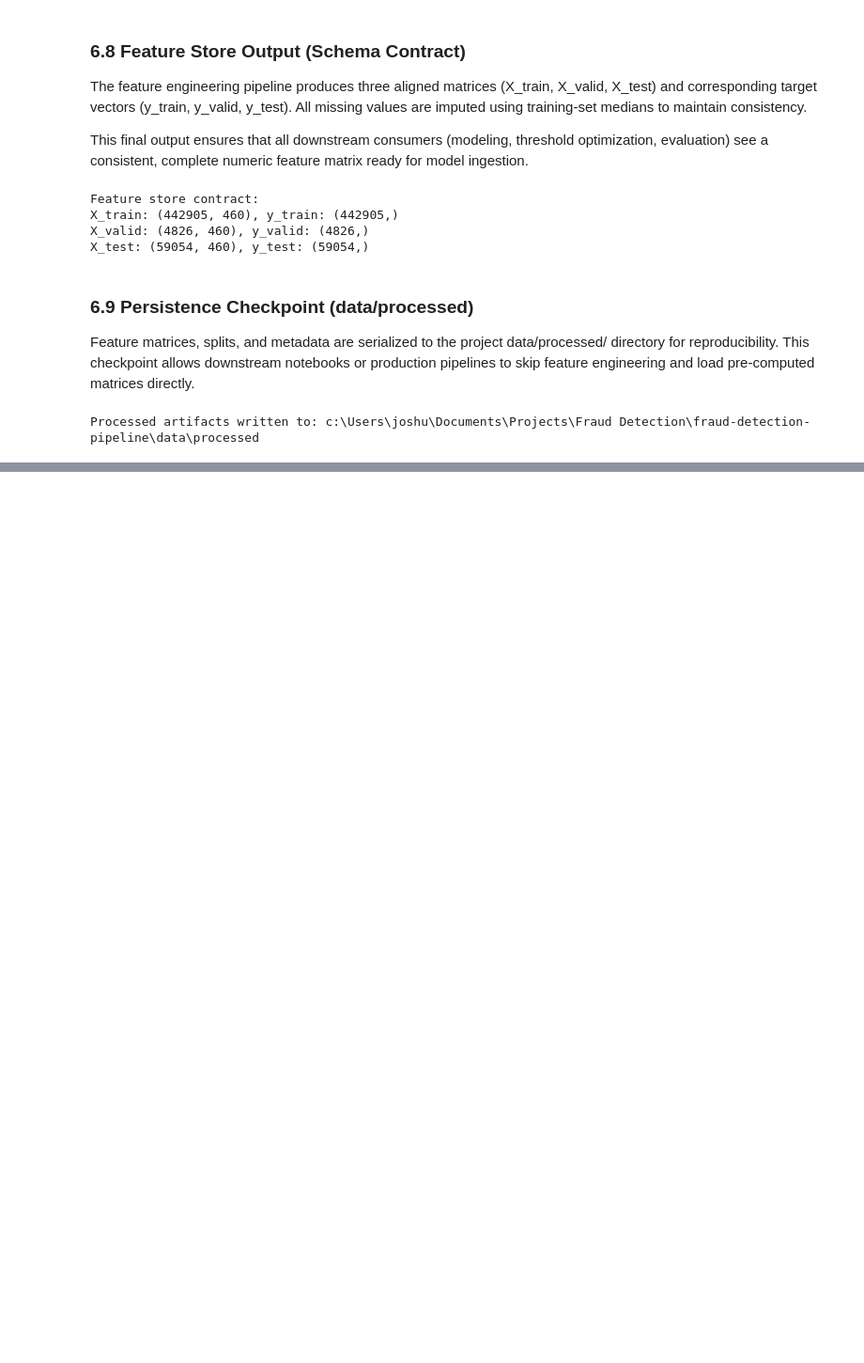
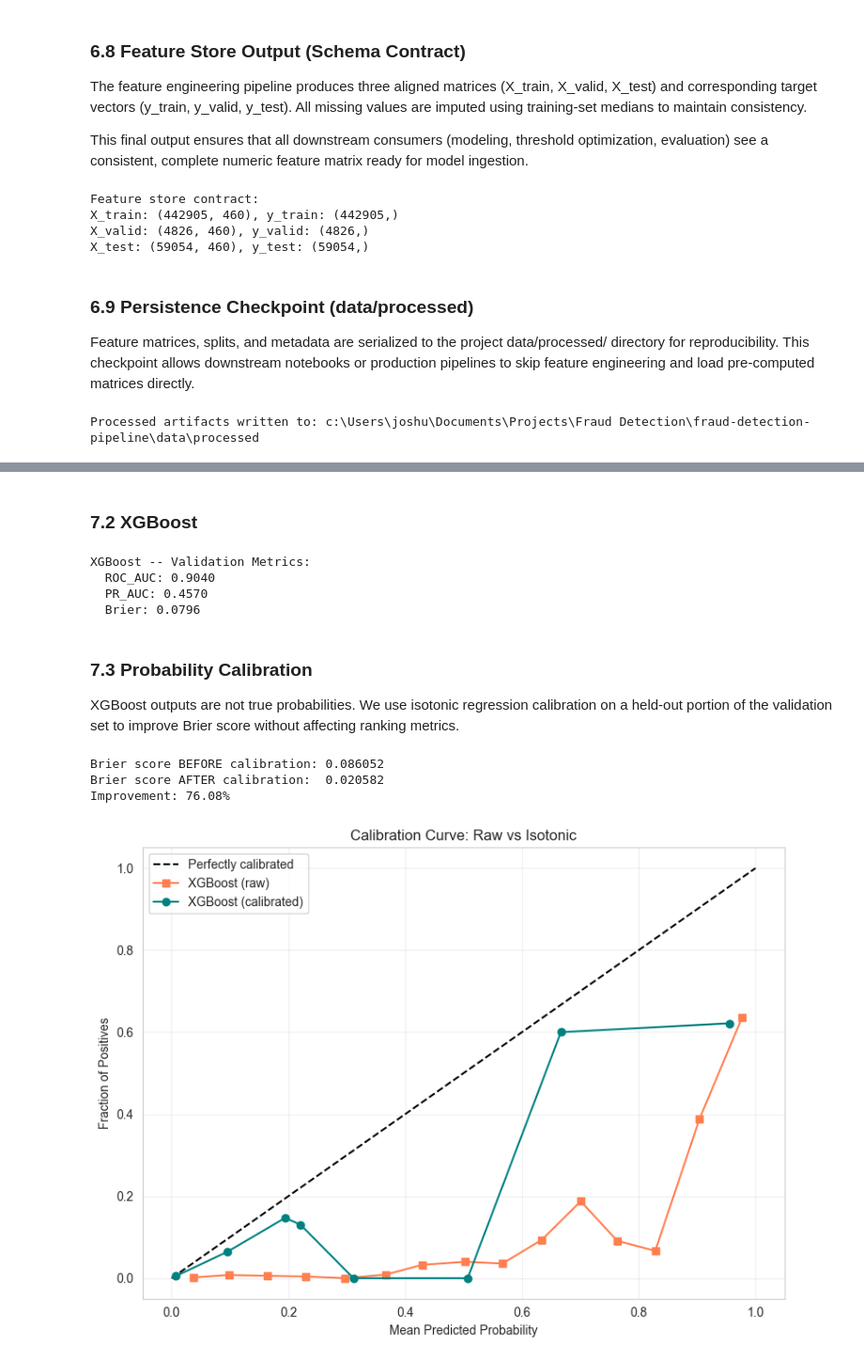
Before and after one commit to joshlaubach/fraud-detection-pipeline, a Jupyter notebook: fraud_pipeline.ipynb, the cells around one changed output, grey strips where cells are left out. Shown at 94% size. Cells and saved outputs as stored; diff of their text form; code cells hidden in the pictures; blank space fills up the shorter version.

```diff
--- a/fraud_pipeline.ipynb
+++ b/fraud_pipeline.ipynb
@@ -2569,0 +1830,66 @@ The high expected loss is driven by missed fraud detection, not false alarms, si
+# %% [markdown]
+### 7.2 XGBoost
+# %%
+xgb_model, xgb_valid_scores = train_xgboost(X_train, y_train, X_valid, y_valid, cfg)
+
+xgb_metrics = score_classifier(y_valid, xgb_valid_scores)
+print("XGBoost -- Validation Metrics:")
+for k, v in xgb_metrics.items():
+    print(f"  {k}: {v:.4f}")
+# %% [output]
+XGBoost -- Validation Metrics:
+  ROC_AUC: 0.9040
+  PR_AUC: 0.4570
+  Brier: 0.0796
+# %% [markdown]
+### 7.3 Probability Calibration
+
+XGBoost outputs are not true probabilities. We use isotonic regression
+calibration on a held-out portion of the validation set to improve
+Brier score without affecting ranking metrics.
+# %%
+# Split validation into calibration and evaluation halves
+n_cal = len(X_valid) // 2
+X_cal, X_eval = X_valid.iloc[:n_cal], X_valid.iloc[n_cal:]
+y_cal, y_eval = y_valid.iloc[:n_cal], y_valid.iloc[n_cal:]
+
+# Calibrate XGBoost
+xgb_calibrated = calibrate_model(xgb_model, X_cal, y_cal, method="isotonic")
+
+# Compare Brier scores
+from sklearn.metrics import brier_score_loss
+
+brier_before = brier_score_loss(y_eval, xgb_model.predict_proba(X_eval)[:, 1])
+brier_after = brier_score_loss(y_eval, xgb_calibrated.predict_proba(X_eval)[:, 1])
+
+print(f"Brier score BEFORE calibration: {brier_before:.6f}")
+print(f"Brier score AFTER calibration:  {brier_after:.6f}")
+print(f"Improvement: {(brier_before - brier_after) / brier_before:.2%}")
+# %% [output]
+Brier score BEFORE calibration: 0.086052
+Brier score AFTER calibration:  0.020582
+Improvement: 76.08%
+# %%
+# Calibration curve plot
+from sklearn.calibration import calibration_curve
+
+prob_true_raw, prob_pred_raw = calibration_curve(
+    y_eval, xgb_model.predict_proba(X_eval)[:, 1], n_bins=15
+)
+prob_true_cal, prob_pred_cal = calibration_curve(
+    y_eval, xgb_calibrated.predict_proba(X_eval)[:, 1], n_bins=15
+)
+
+fig, axs = plt.subplots(1, 1, figsize=(8, 6))
+axs.plot([0, 1], [0, 1], "k--", label="Perfectly calibrated")
+axs.plot(prob_pred_raw, prob_true_raw, "s-", color="coral", label="XGBoost (raw)")
+axs.plot(prob_pred_cal, prob_true_cal, "o-", color="teal", label="XGBoost (calibrated)")
+axs.set_xlabel("Mean Predicted Probability")
+axs.set_ylabel("Fraction of Positives")
+axs.set_title("Calibration Curve: Raw vs Isotonic")
+axs.legend()
+axs.grid(alpha=0.3)
+plt.tight_layout()
+plt.show()
+# %% [output]
+[figure, added]
```
Also changed, not shown: parts of 110 cells of this notebook, 25 other files.
